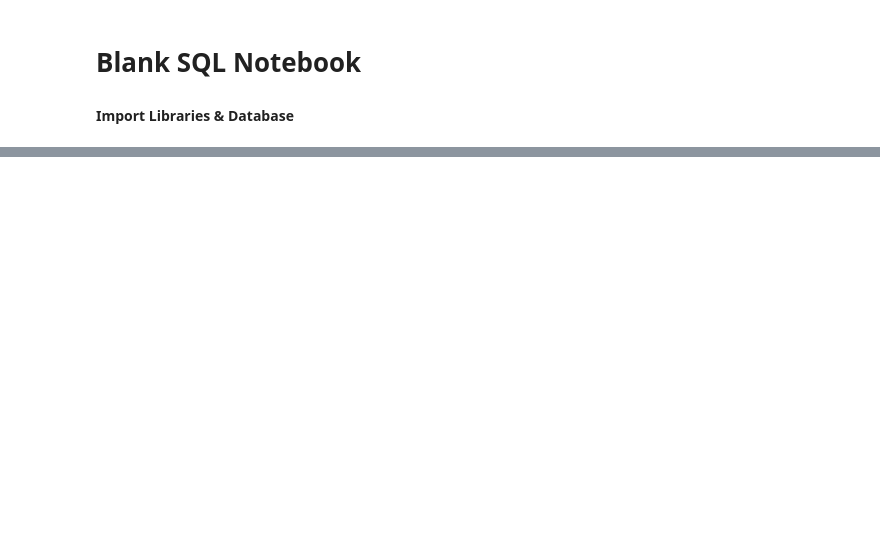
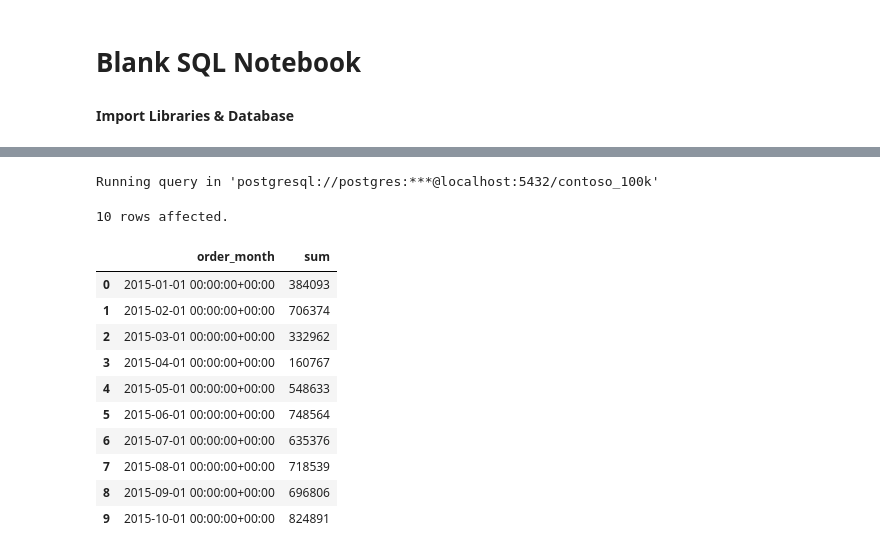
Before and after one commit to daniyalmusman/SQL, a Jupyter notebook: Resources/Blank_SQL_Notebook.ipynb, the cells around one changed output, grey strips where cells are left out. Cells and saved outputs as stored; diff of their text form; code cells hidden in the pictures; blank space fills up the shorter version.

```diff
--- a/Resources/Blank_SQL_Notebook.ipynb
+++ b/Resources/Blank_SQL_Notebook.ipynb
@@ -103,0 +106,27 @@ Running query in 'postgresql://postgres:***@localhost:5432/contoso_100k'
+# %%
+%%sql
+
+SELECT
+  DATE_TRUNC('month', orderdate) AS order_month,
+  SUM(netprice * quantity * exchangerate)::BIGINT
+FROM
+  sales
+GROUP BY
+  order_month
+ORDER BY
+  order_month
+LIMIT 10
+# %% [output]
+Running query in 'postgresql://postgres:***@localhost:5432/contoso_100k'
+10 rows affected.
+|  | order_month | sum |
+| 0 | 2015-01-01 00:00:00+00:00 | 384093 |
+| 1 | 2015-02-01 00:00:00+00:00 | 706374 |
+| 2 | 2015-03-01 00:00:00+00:00 | 332962 |
+| 3 | 2015-04-01 00:00:00+00:00 | 160767 |
+| 4 | 2015-05-01 00:00:00+00:00 | 548633 |
+| 5 | 2015-06-01 00:00:00+00:00 | 748564 |
+| 6 | 2015-07-01 00:00:00+00:00 | 635376 |
+| 7 | 2015-08-01 00:00:00+00:00 | 718539 |
+| 8 | 2015-09-01 00:00:00+00:00 | 696806 |
+| 9 | 2015-10-01 00:00:00+00:00 | 824891 |
```
Also changed, not shown: parts of 4 cells of this notebook.
